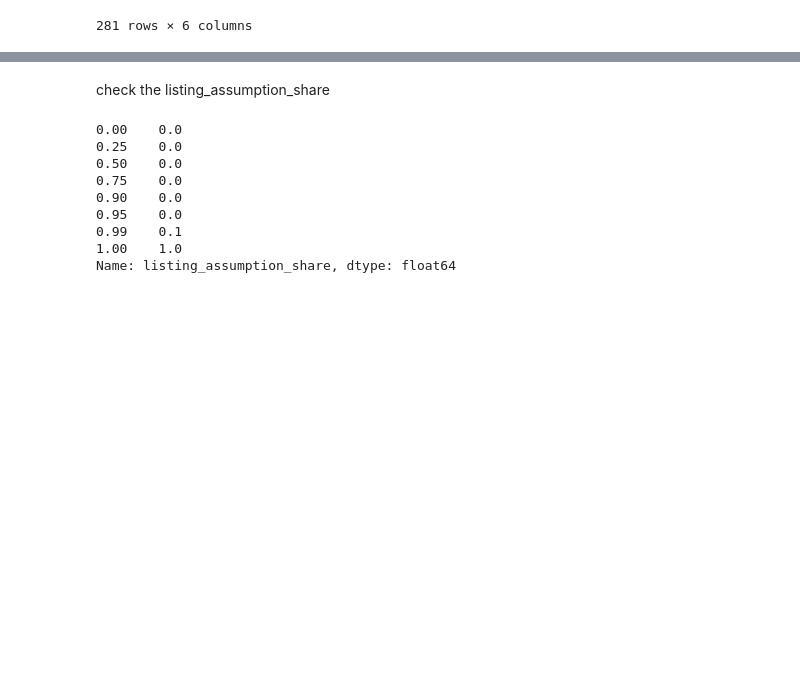
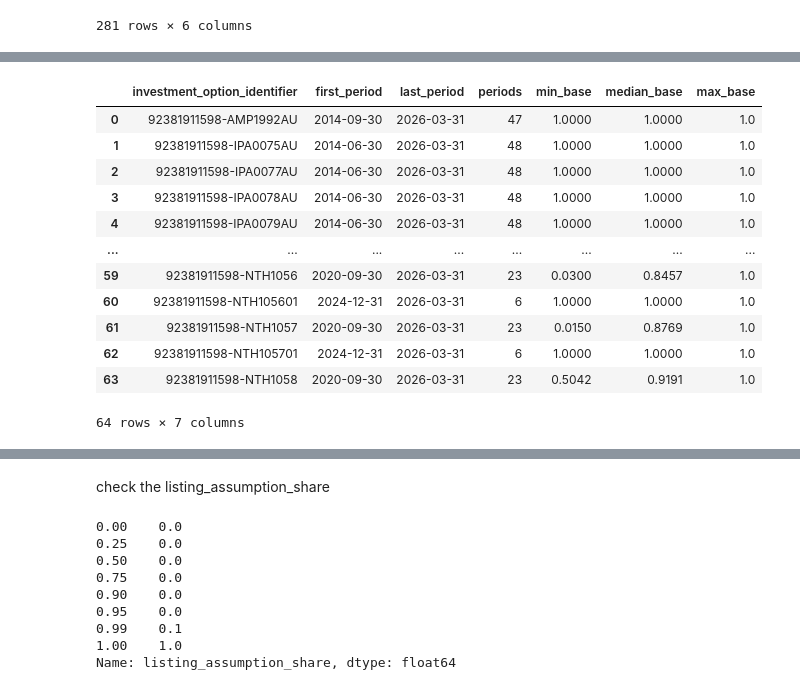
Before and after one commit to terra9/superannuation-performance-early-warning, a Jupyter notebook: notebooks/apra_data_audit.ipynb, the cells around one changed output, grey strips where cells are left out. Drawn from its saved outputs; the diff is of its cells as text; code cells hidden in the pictures; blank space fills up the shorter version.

```diff
--- a/notebooks/apra_data_audit.ipynb
+++ b/notebooks/apra_data_audit.ipynb
@@ -6375,0 +6712,21 @@ option_period_growth.loc[
+# %%
+low_base_option_history = (
+    option_period_growth.loc[
+        option_period_growth[
+            "rse_abn"
+        ].eq(92381911598),
+        [
+            *option_period_keys,
+            "growth_allocation_base",
+            "strategic_growth_allocation"
+        ]
+    ]
+    .sort_values(
+        [
+            "investment_option_identifier",
+            "time_key"
+        ]
+    )
+)
+
+low_base_option_history
@@ -6375,0 +6747,32 @@ option_period_growth.loc[
+# %%
+low_base_option_summary = (
+    low_base_option_history
+    .groupby(
+        "investment_option_identifier",
+        as_index=False
+    )
+    .agg(
+        first_period=("time_key", "min"),
+        last_period=("time_key", "max"),
+        periods=("time_key", "size"),
+        min_base=("growth_allocation_base", "min"),
+        median_base=("growth_allocation_base", "median"),
+        max_base=("growth_allocation_base", "max"),
+    )
+)
+
+low_base_option_summary
+# %% [output]
+|  | investment_option_identifier | first_period | last_period | periods | min_base | median_base | max_base |
+| 0 | 92381911598-AMP1992AU | 2014-09-30 | 2026-03-31 | 47 | 1.0000 | 1.0000 | 1.0 |
+| 1 | 92381911598-IPA0075AU | 2014-06-30 | 2026-03-31 | 48 | 1.0000 | 1.0000 | 1.0 |
+| 2 | 92381911598-IPA0077AU | 2014-06-30 | 2026-03-31 | 48 | 1.0000 | 1.0000 | 1.0 |
+| 3 | 92381911598-IPA0078AU | 2014-06-30 | 2026-03-31 | 48 | 1.0000 | 1.0000 | 1.0 |
+| 4 | 92381911598-IPA0079AU | 2014-06-30 | 2026-03-31 | 48 | 1.0000 | 1.0000 | 1.0 |
+| ... | ... | ... | ... | ... | ... | ... | ... |
+| 59 | 92381911598-NTH1056 | 2020-09-30 | 2026-03-31 | 23 | 0.0300 | 0.8457 | 1.0 |
+| 60 | 92381911598-NTH105601 | 2024-12-31 | 2026-03-31 | 6 | 1.0000 | 1.0000 | 1.0 |
+| 61 | 92381911598-NTH1057 | 2020-09-30 | 2026-03-31 | 23 | 0.0150 | 0.8769 | 1.0 |
+| 62 | 92381911598-NTH105701 | 2024-12-31 | 2026-03-31 | 6 | 1.0000 | 1.0000 | 1.0 |
+| 63 | 92381911598-NTH1058 | 2020-09-30 | 2026-03-31 | 23 | 0.5042 | 0.9191 | 1.0 |
+64 rows × 7 columns
```
Also changed, not shown: parts of 35 cells of this notebook.
